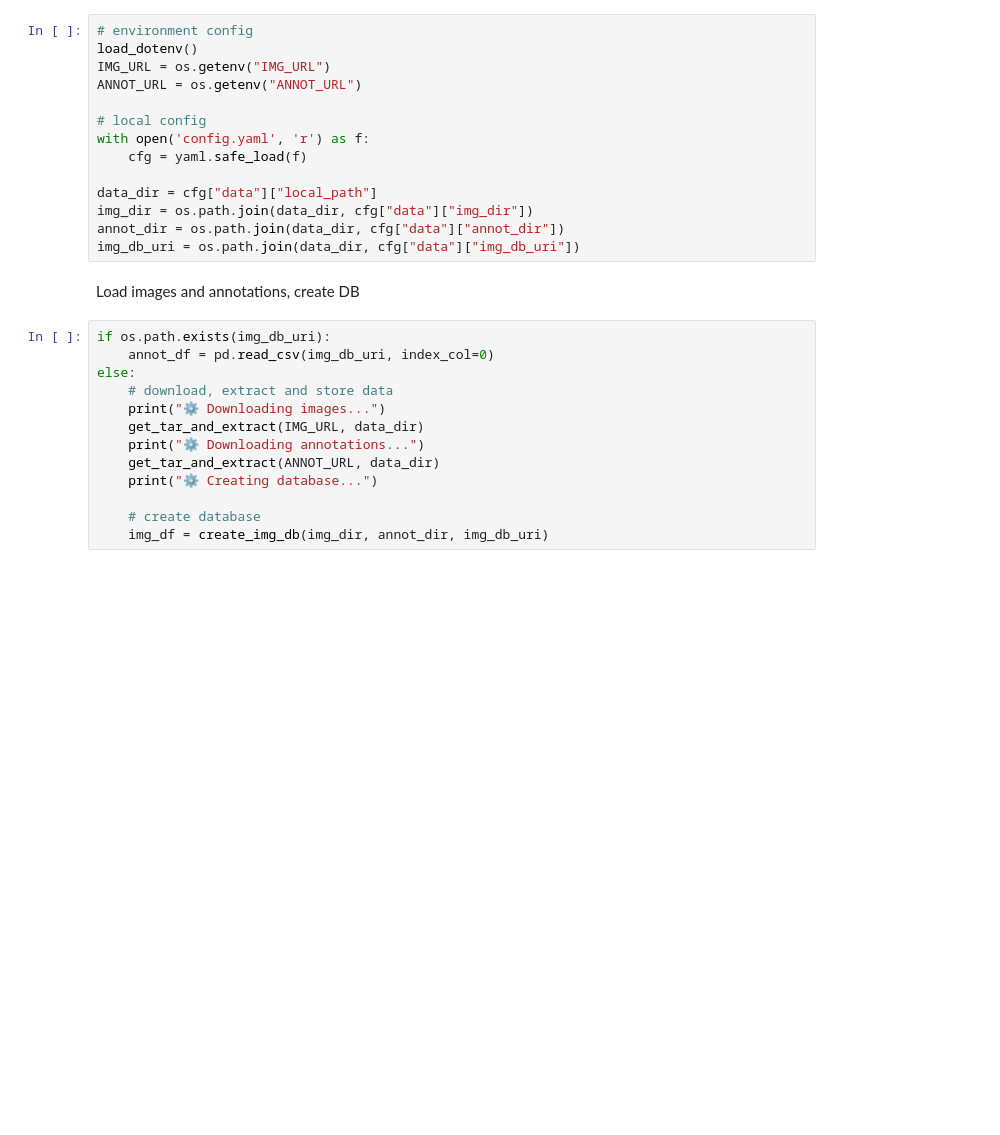
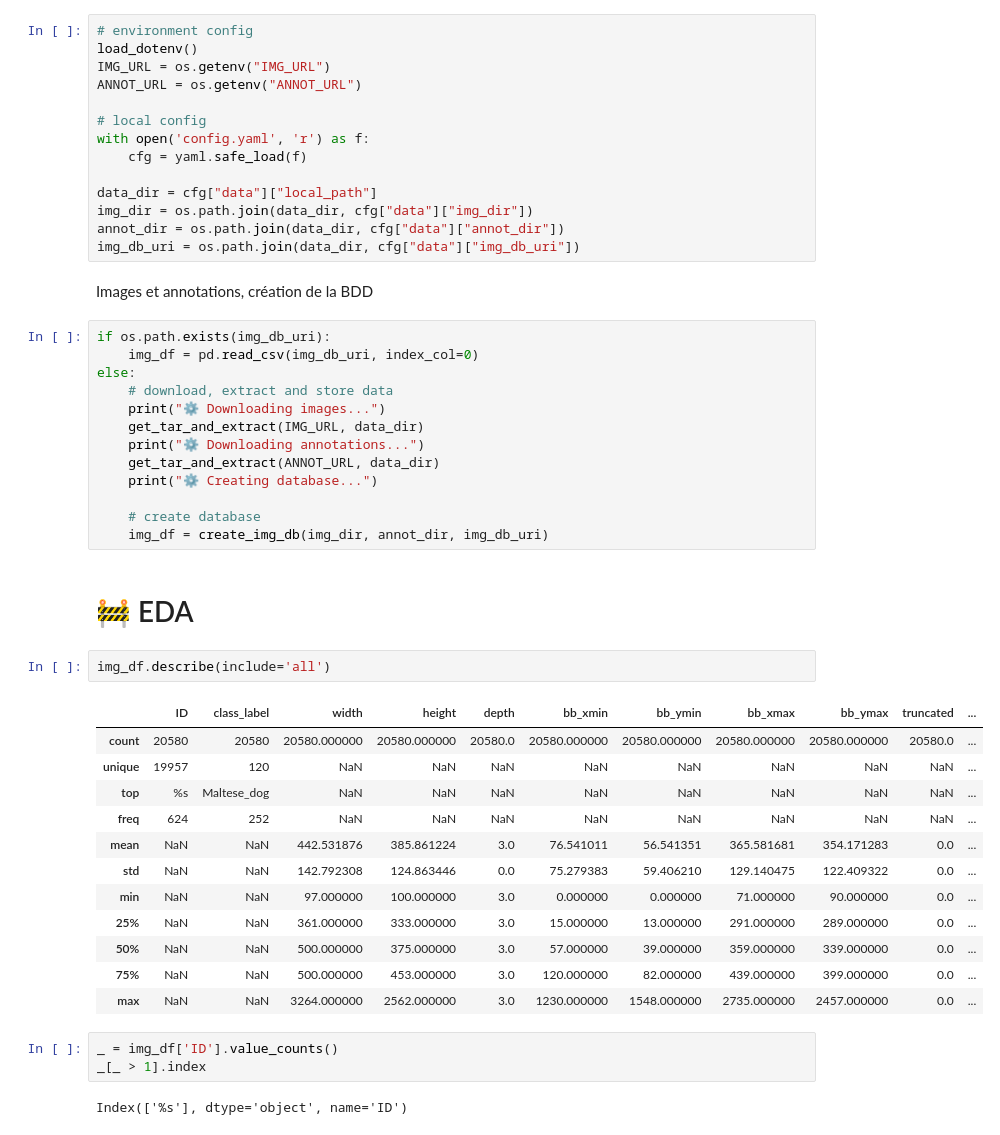
Before and after one commit to sycod/API-CViz_classif-EfficientNetB0, a Jupyter notebook: 1_preprocessing.ipynb, the cells around one changed output. Drawn from its saved outputs; the diff is of its cells as text; blank space fills up the shorter version.

```diff
--- a/1_preprocessing.ipynb
+++ b/1_preprocessing.ipynb
@@ -34,11 +42,11 @@ data_dir = cfg["data"]["local_path"]
 img_dir = os.path.join(data_dir, cfg["data"]["img_dir"])
 annot_dir = os.path.join(data_dir, cfg["data"]["annot_dir"])
 img_db_uri = os.path.join(data_dir, cfg["data"]["img_db_uri"])
-# %% [markdown]
-Load images and annotations, create DB
+# %% [markdown]
+Images et annotations, création de la BDD
 # %%
 if os.path.exists(img_db_uri):
-    annot_df = pd.read_csv(img_db_uri, index_col=0)
+    img_df = pd.read_csv(img_db_uri, index_col=0)
 else:
     # download, extract and store data
     print("⚙️ Downloading images...")
@@ -49,3 +57,25 @@ else:
 
     # create database
     img_df = create_img_db(img_dir, annot_dir, img_db_uri)
+# %% [markdown]
+# 🚧 EDA
+# %%
+img_df.describe(include='all')
+# %% [output]
+|  | ID | class_label | width | height | depth | bb_xmin | bb_ymin | bb_xmax | bb_ymax | truncated | ... |
+| count | 20580 | 20580 | 20580.000000 | 20580.000000 | 20580.0 | 20580.000000 | 20580.000000 | 20580.000000 | 20580.000000 | 20580.0 | ... |
+| unique | 19957 | 120 | NaN | NaN | NaN | NaN | NaN | NaN | NaN | NaN | ... |
+| top | %s | Maltese_dog | NaN | NaN | NaN | NaN | NaN | NaN | NaN | NaN | ... |
+| freq | 624 | 252 | NaN | NaN | NaN | NaN | NaN | NaN | NaN | NaN | ... |
+| mean | NaN | NaN | 442.531876 | 385.861224 | 3.0 | 76.541011 | 56.541351 | 365.581681 | 354.171283 | 0.0 | ... |
+| std | NaN | NaN | 142.792308 | 124.863446 | 0.0 | 75.279383 | 59.406210 | 129.140475 | 122.409322 | 0.0 | ... |
+| min | NaN | NaN | 97.000000 | 100.000000 | 3.0 | 0.000000 | 0.000000 | 71.000000 | 90.000000 | 0.0 | ... |
+| 25% | NaN | NaN | 361.000000 | 333.000000 | 3.0 | 15.000000 | 13.000000 | 291.000000 | 289.000000 | 0.0 | ... |
+| 50% | NaN | NaN | 500.000000 | 375.000000 | 3.0 | 57.000000 | 39.000000 | 359.000000 | 339.000000 | 0.0 | ... |
+| 75% | NaN | NaN | 500.000000 | 453.000000 | 3.0 | 120.000000 | 82.000000 | 439.000000 | 399.000000 | 0.0 | ... |
+| max | NaN | NaN | 3264.000000 | 2562.000000 | 3.0 | 1230.000000 | 1548.000000 | 2735.000000 | 2457.000000 | 0.0 | ... |
+# %%
+_ = img_df['ID'].value_counts()
+_[_ > 1].index
+# %% [output]
+Index(['%s'], dtype='object', name='ID')
```
Also changed, not shown: parts of 15 cells of this notebook, 1 other file.
